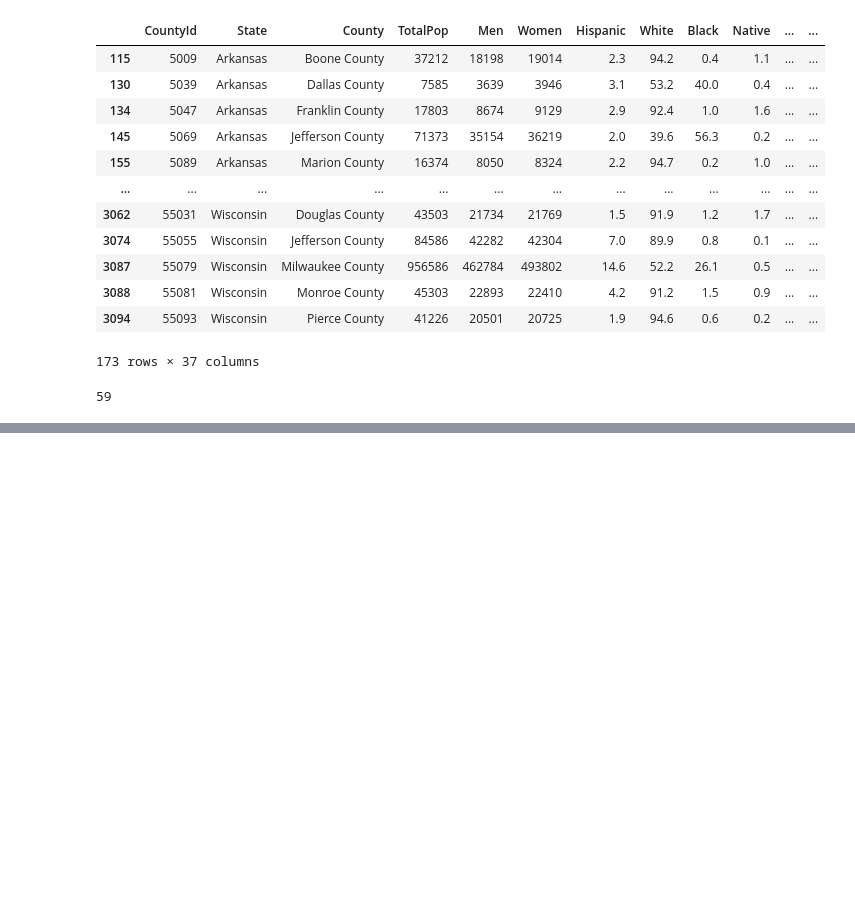
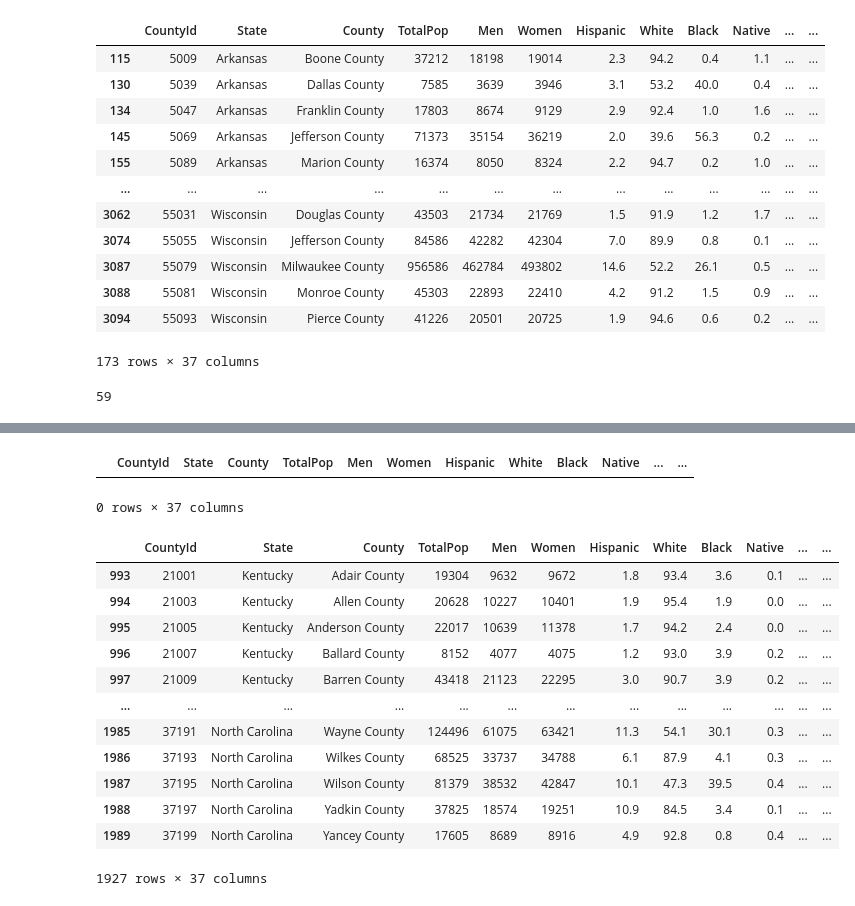
Before and after one commit to adriana-icasiano/project-1, a Jupyter notebook: DATA/Census/Untitled.ipynb, the cells around one changed output, grey strips where cells are left out. Saved outputs shown, nothing was run; the diff lists cells and outputs as text; code cells hidden in the pictures; blank space fills up the shorter version.

```diff
--- a/DATA/Census/Untitled.ipynb
+++ b/DATA/Census/Untitled.ipynb
@@ -59 +59,33 @@ Miami-Dade County        1
 Name: County, dtype: int64
+# %%
+lime_df.columns.tolist()
+
+clean_df = pd.DataFrame(columns=lime_df.columns.tolist())
+clean_df
+# %% [output]
+|  | CountyId | State | County | TotalPop | Men | Women | Hispanic | White | Black | Native | ... | ... |
+0 rows × 37 columns
+# %%
+count = 0
+add = []
+
+for n in duplicates:
+    temp_df = df.loc[df["County"]==n[0], :]
+    temp_df = df.loc[df["State"]==n[1], :]
+
+
+pd.conc
+# %% [output]
+|  | CountyId | State | County | TotalPop | Men | Women | Hispanic | White | Black | Native | ... | ... |
+| 993 | 21001 | Kentucky | Adair County | 19304 | 9632 | 9672 | 1.8 | 93.4 | 3.6 | 0.1 | ... | ... |
+| 994 | 21003 | Kentucky | Allen County | 20628 | 10227 | 10401 | 1.9 | 95.4 | 1.9 | 0.0 | ... | ... |
+| 995 | 21005 | Kentucky | Anderson County | 22017 | 10639 | 11378 | 1.7 | 94.2 | 2.4 | 0.0 | ... | ... |
+| 996 | 21007 | Kentucky | Ballard County | 8152 | 4077 | 4075 | 1.2 | 93.0 | 3.9 | 0.2 | ... | ... |
+| 997 | 21009 | Kentucky | Barren County | 43418 | 21123 | 22295 | 3.0 | 90.7 | 3.9 | 0.2 | ... | ... |
+| ... | ... | ... | ... | ... | ... | ... | ... | ... | ... | ... | ... | ... |
+| 1985 | 37191 | North Carolina | Wayne County | 124496 | 61075 | 63421 | 11.3 | 54.1 | 30.1 | 0.3 | ... | ... |
+| 1986 | 37193 | North Carolina | Wilkes County | 68525 | 33737 | 34788 | 6.1 | 87.9 | 4.1 | 0.3 | ... | ... |
+| 1987 | 37195 | North Carolina | Wilson County | 81379 | 38532 | 42847 | 10.1 | 47.3 | 39.5 | 0.4 | ... | ... |
+| 1988 | 37197 | North Carolina | Yadkin County | 37825 | 18574 | 19251 | 10.9 | 84.5 | 3.4 | 0.1 | ... | ... |
+| 1989 | 37199 | North Carolina | Yancey County | 17605 | 8689 | 8916 | 4.9 | 92.8 | 0.8 | 0.4 | ... | ... |
+1927 rows × 37 columns
```
Also changed, not shown: parts of 2 cells of this notebook.
